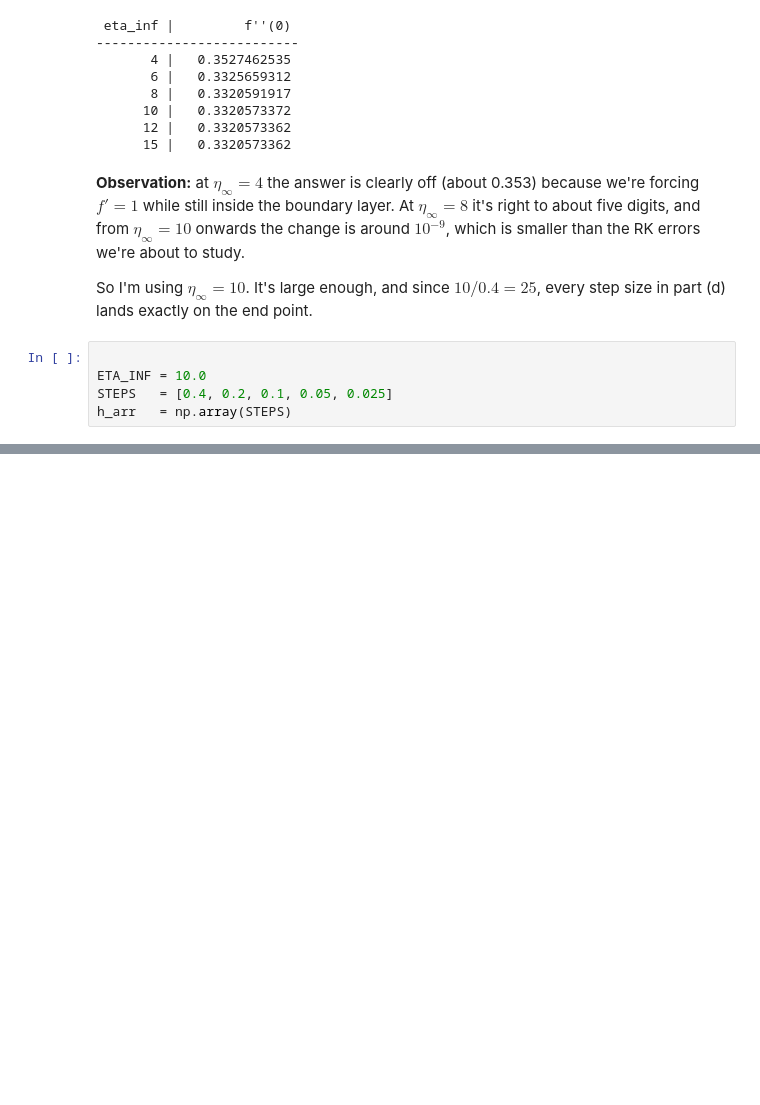
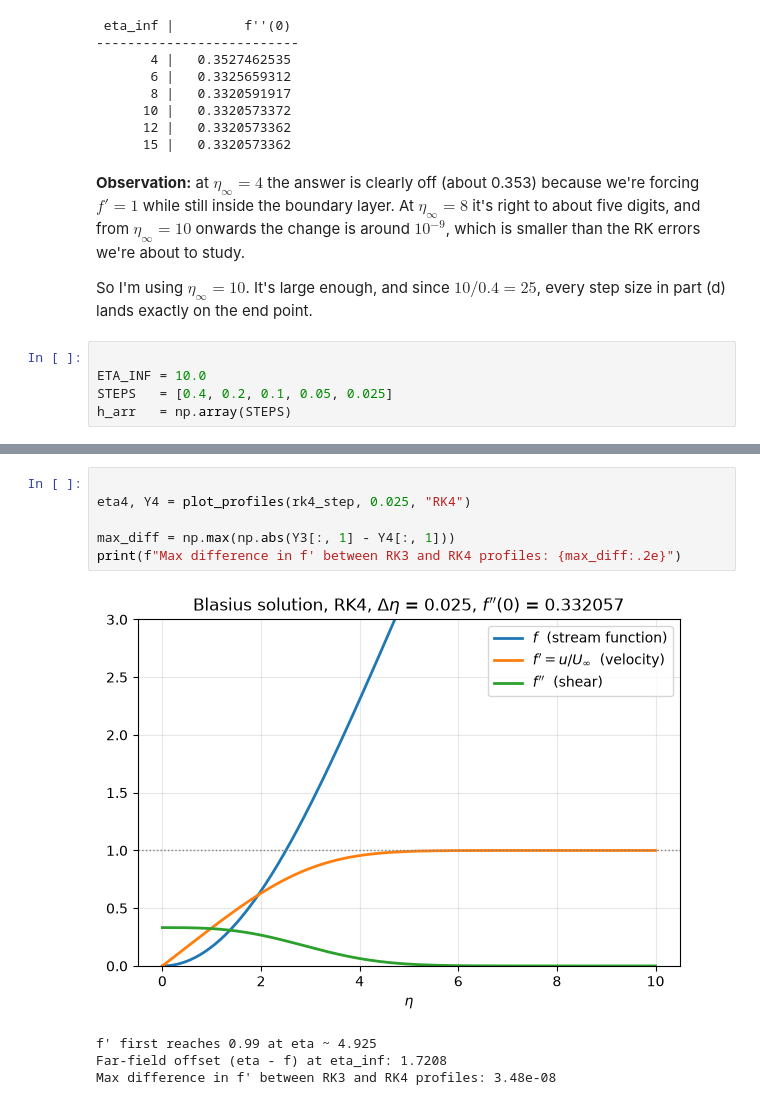
Before and after one commit to Saivighnesh15/AE801_2026, a Jupyter notebook: SC26M018_BVP.ipynb, the cells around one changed output, grey strips where cells are left out. Drawn from its saved outputs; the diff is of its cells as text; blank space fills up the shorter version.

```diff
--- a/SC26M018_BVP.ipynb
+++ b/SC26M018_BVP.ipynb
@@ -189,0 +357,11 @@ h_arr   = np.array(STEPS)
+# %%
+
+eta4, Y4 = plot_profiles(rk4_step, 0.025, "RK4")
+
+max_diff = np.max(np.abs(Y3[:, 1] - Y4[:, 1]))
+print(f"Max difference in f' between RK3 and RK4 profiles: {max_diff:.2e}")
+# %% [output]
+[figure, added]
+f' first reaches 0.99 at eta ~ 4.925
+Far-field offset (eta - f) at eta_inf: 1.7208
+Max difference in f' between RK3 and RK4 profiles: 3.48e-08
```
Also changed, not shown: parts of 12 cells of this notebook.
